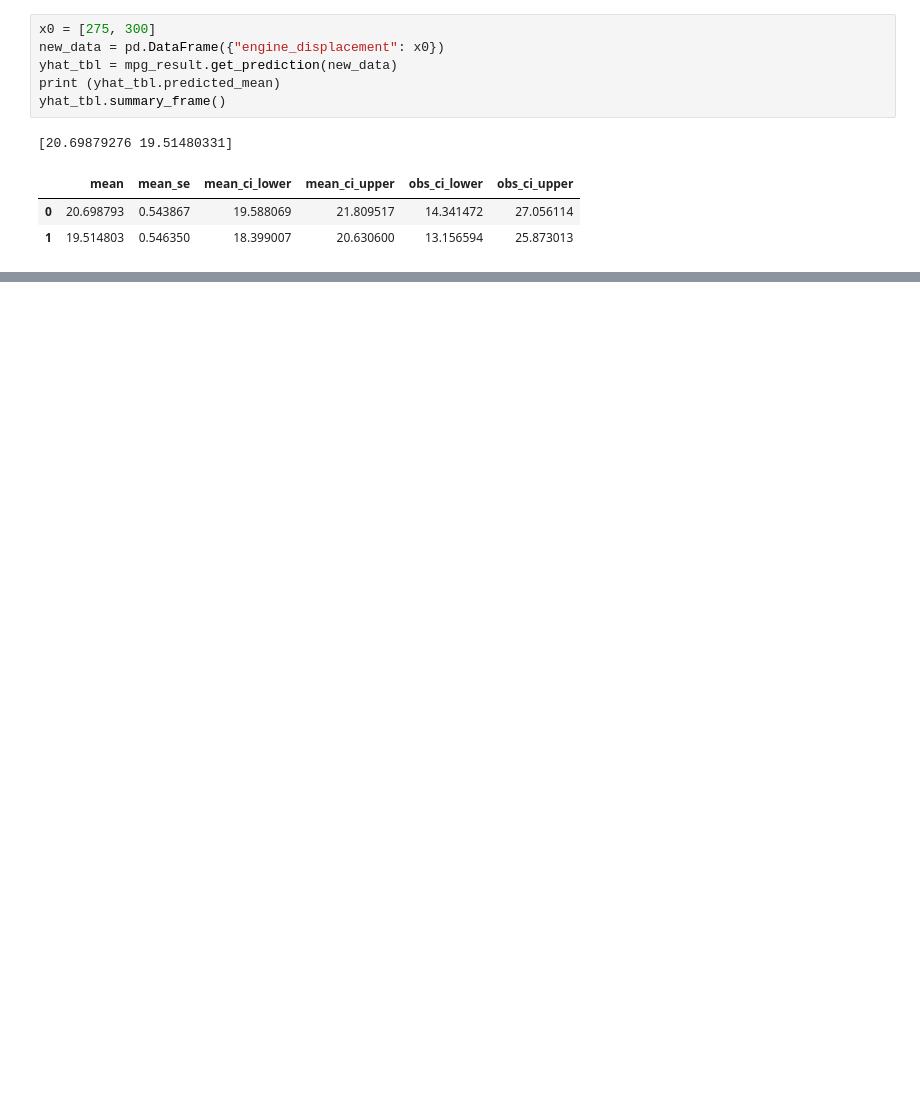
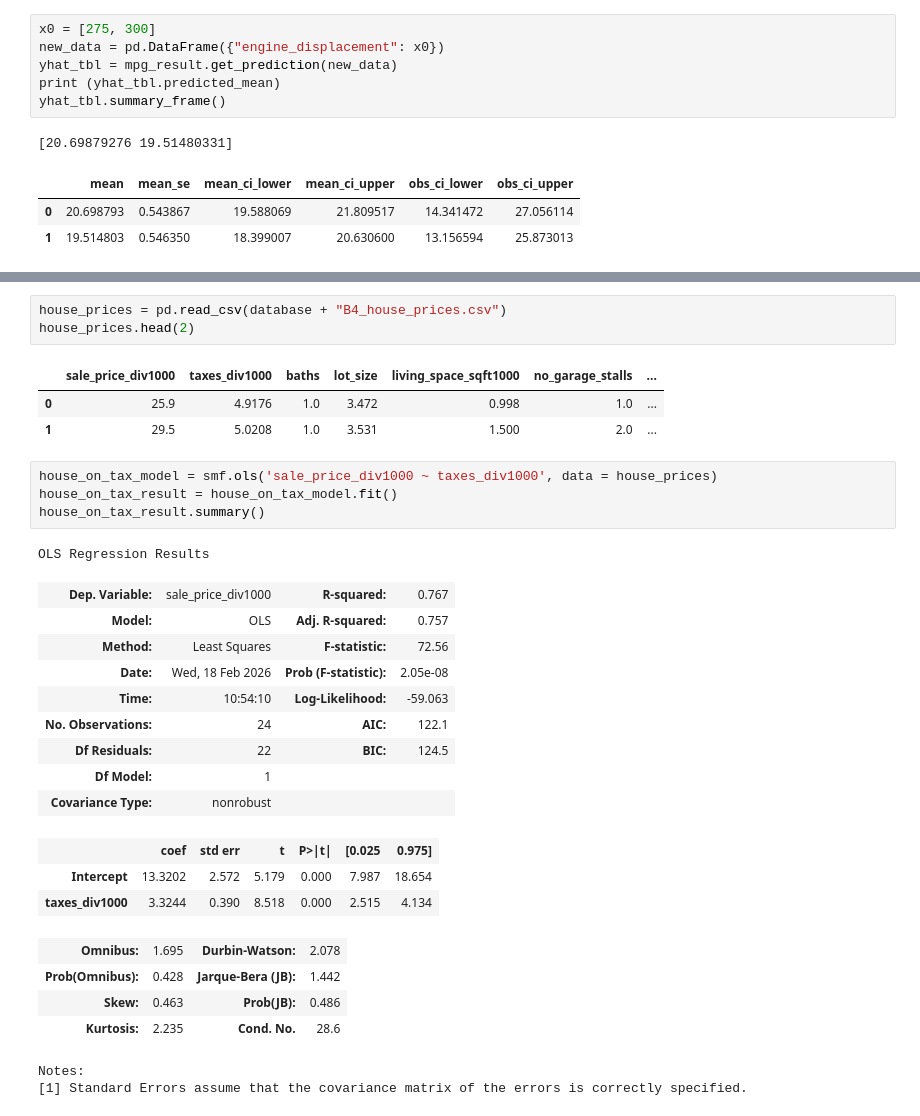
Before and after one commit to HNoorazar/Montgomery_Intro_Linear_Regression_Analysis, a Jupyter notebook: CH2_SimpleLinearRegression.ipynb, the cells around one changed output, grey strips where cells are left out. Cells and saved outputs as stored; diff of their text form; blank space fills up the shorter version.

```diff
--- a/CH2_SimpleLinearRegression.ipynb
+++ b/CH2_SimpleLinearRegression.ipynb
@@ -664,0 +747,31 @@ are similar to earlier problem. Do them when you like
+# %%
+house_prices = pd.read_csv(database + "B4_house_prices.csv")
+house_prices.head(2)
+# %% [output]
+|  | sale_price_div1000 | taxes_div1000 | baths | lot_size | living_space_sqft1000 | no_garage_stalls | ... |
+| 0 | 25.9 | 4.9176 | 1.0 | 3.472 | 0.998 | 1.0 | ... |
+| 1 | 29.5 | 5.0208 | 1.0 | 3.531 | 1.500 | 2.0 | ... |
+# %%
+house_on_tax_model = smf.ols('sale_price_div1000 ~ taxes_div1000', data = house_prices)
+house_on_tax_result = house_on_tax_model.fit()
+house_on_tax_result.summary()
+# %% [output]
+OLS Regression Results
+| Dep. Variable: | sale_price_div1000 | R-squared: | 0.767 |
+| Model: | OLS | Adj. R-squared: | 0.757 |
+| Method: | Least Squares | F-statistic: | 72.56 |
+| Date: | Wed, 18 Feb 2026 | Prob (F-statistic): | 2.05e-08 |
+| Time: | 10:54:10 | Log-Likelihood: | -59.063 |
+| No. Observations: | 24 | AIC: | 122.1 |
+| Df Residuals: | 22 | BIC: | 124.5 |
+| Df Model: | 1 |  |  |
+| Covariance Type: | nonrobust |  |  |
+|  | coef | std err | t | P>|t| | [0.025 | 0.975] |
+| Intercept | 13.3202 | 2.572 | 5.179 | 0.000 | 7.987 | 18.654 |
+| taxes_div1000 | 3.3244 | 0.390 | 8.518 | 0.000 | 2.515 | 4.134 |
+| Omnibus: | 1.695 | Durbin-Watson: | 2.078 |
+| Prob(Omnibus): | 0.428 | Jarque-Bera (JB): | 1.442 |
+| Skew: | 0.463 | Prob(JB): | 0.486 |
+| Kurtosis: | 2.235 | Cond. No. | 28.6 |
+Notes:
+[1] Standard Errors assume that the covariance matrix of the errors is correctly specified.
```
Also changed, not shown: parts of 49 cells of this notebook, 1 other file.
